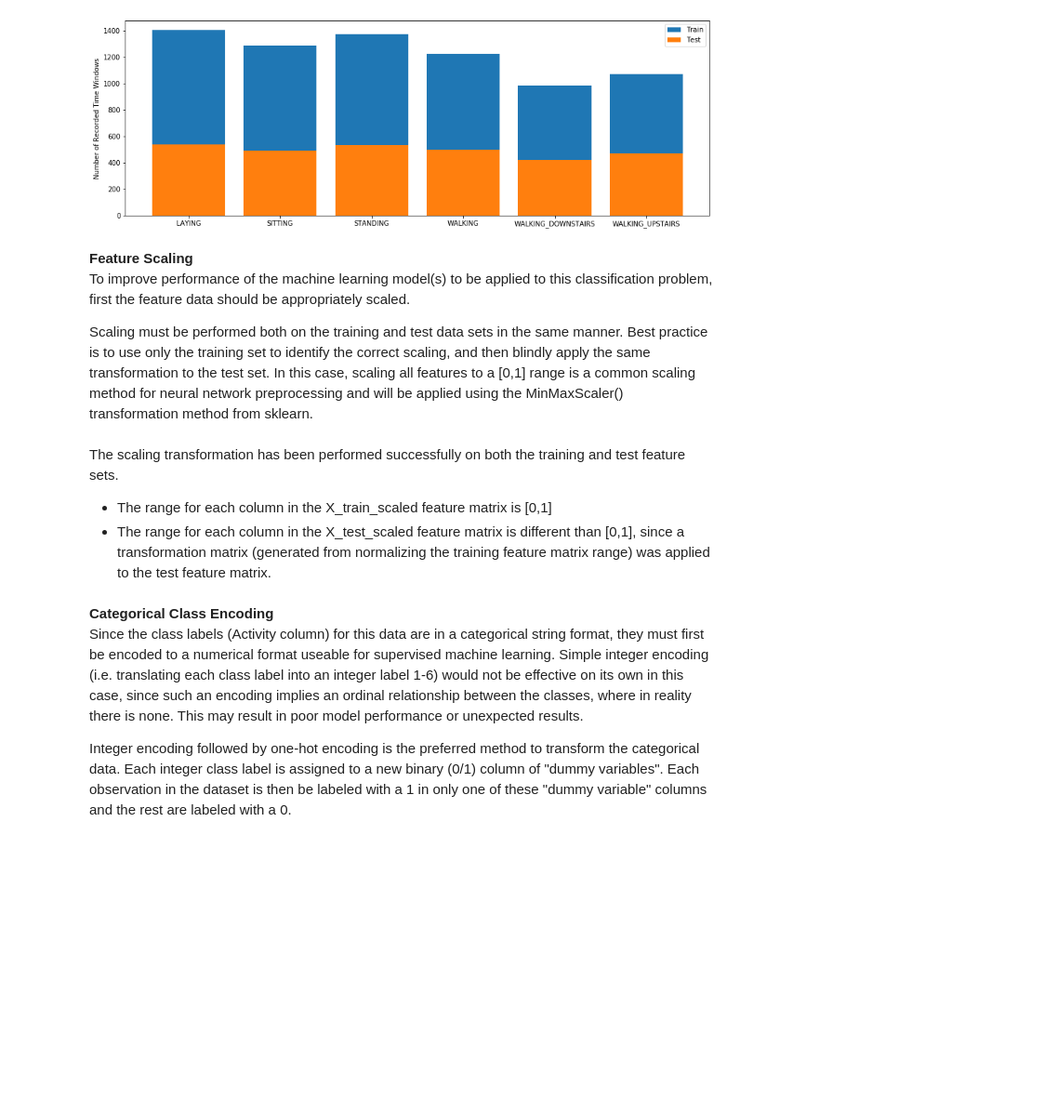
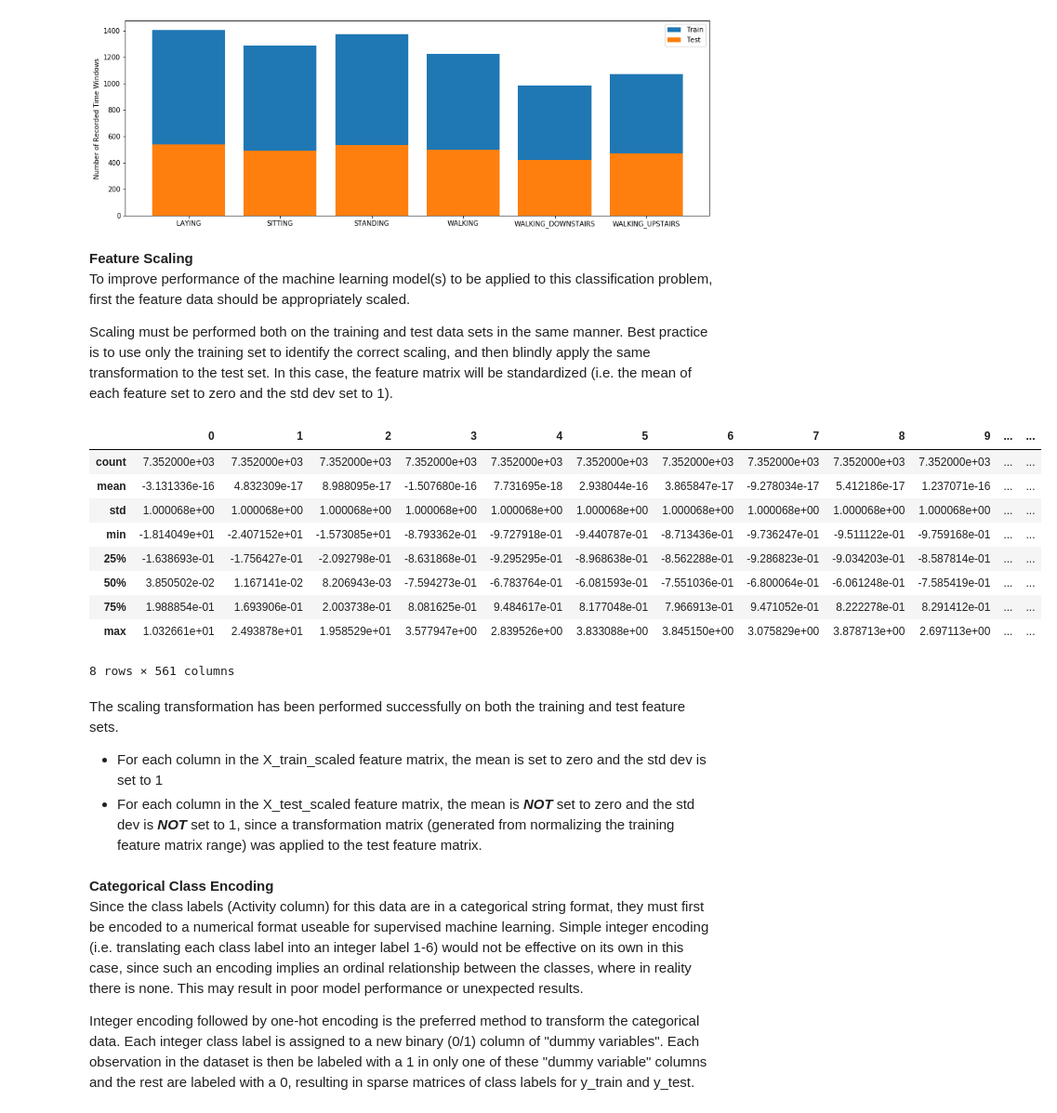
Before and after one commit to s-weisenberg/Data-Science-Projects, a Jupyter notebook: Capstone_Project_2/notebooks/Machine_Learning.ipynb, the cells around one changed output. Shown: that part at 93% size. Drawn from its saved outputs; the diff is of its cells as text; code cells hidden in the pictures; blank space fills up the shorter version.

```diff
--- a/Capstone_Project_2/notebooks/Machine_Learning.ipynb
+++ b/Capstone_Project_2/notebooks/Machine_Learning.ipynb
@@ -139,5 +151,5 @@ plt.show()
 __Feature Scaling__<br>
 To improve performance of the machine learning model(s) to be applied to this classification problem, first the feature data should be appropriately scaled.
 
-Scaling must be performed both on the training and test data sets in the same manner. Best practice is to use only the training set to identify the correct scaling, and then blindly apply the same transformation to the test set. In this case, scaling all features to a [0,1] range is a common scaling method for neural network preprocessing and will be applied using the MinMaxScaler() transformation method from sklearn.
+Scaling must be performed both on the training and test data sets in the same manner. Best practice is to use only the training set to identify the correct scaling, and then blindly apply the same transformation to the test set. In this case, the feature matrix will be standardized (i.e. the mean of each feature set to zero and the std dev set to 1).
 # %%
@@ -152,9 +162,23 @@ check_range(pd.DataFrame(X_train_scaled),0,1)
+# %%
+# check the transformed data
+pd.DataFrame(X_train_scaled).describe()
+# %% [output]
+|  | 0 | 1 | 2 | 3 | 4 | 5 | 6 | 7 | 8 | 9 | ... | ... |
+| count | 7.352000e+03 | 7.352000e+03 | 7.352000e+03 | 7.352000e+03 | 7.352000e+03 | 7.352000e+03 | 7.352000e+03 | 7.352000e+03 | 7.352000e+03 | 7.352000e+03 | ... | ... |
+| mean | -3.131336e-16 | 4.832309e-17 | 8.988095e-17 | -1.507680e-16 | 7.731695e-18 | 2.938044e-16 | 3.865847e-17 | -9.278034e-17 | 5.412186e-17 | 1.237071e-16 | ... | ... |
+| std | 1.000068e+00 | 1.000068e+00 | 1.000068e+00 | 1.000068e+00 | 1.000068e+00 | 1.000068e+00 | 1.000068e+00 | 1.000068e+00 | 1.000068e+00 | 1.000068e+00 | ... | ... |
+| min | -1.814049e+01 | -2.407152e+01 | -1.573085e+01 | -8.793362e-01 | -9.727918e-01 | -9.440787e-01 | -8.713436e-01 | -9.736247e-01 | -9.511122e-01 | -9.759168e-01 | ... | ... |
+| 25% | -1.638693e-01 | -1.756427e-01 | -2.092798e-01 | -8.631868e-01 | -9.295295e-01 | -8.968638e-01 | -8.562288e-01 | -9.286823e-01 | -9.034203e-01 | -8.587814e-01 | ... | ... |
+| 50% | 3.850502e-02 | 1.167141e-02 | 8.206943e-03 | -7.594273e-01 | -6.783764e-01 | -6.081593e-01 | -7.551036e-01 | -6.800064e-01 | -6.061248e-01 | -7.585419e-01 | ... | ... |
+| 75% | 1.988854e-01 | 1.693906e-01 | 2.003738e-01 | 8.081625e-01 | 9.484617e-01 | 8.177048e-01 | 7.966913e-01 | 9.471052e-01 | 8.222278e-01 | 8.291412e-01 | ... | ... |
+| max | 1.032661e+01 | 2.493878e+01 | 1.958529e+01 | 3.577947e+00 | 2.839526e+00 | 3.833088e+00 | 3.845150e+00 | 3.075829e+00 | 3.878713e+00 | 2.697113e+00 | ... | ... |
+8 rows × 561 columns
 # %% [markdown]
 The scaling transformation has been performed successfully on both the training and test feature sets. <br>
-- The range for each column in the X_train_scaled feature matrix is [0,1] <br>
-- The range for each column in the X_test_scaled feature matrix is different than [0,1], since a transformation matrix (generated from normalizing the training feature matrix range) was applied to the test feature matrix.
+- For each column in the X_train_scaled feature matrix, the mean is set to zero and the std dev is set to 1 <br>
+- For each column in the X_test_scaled feature matrix, the mean is ***NOT*** set to zero and the std dev is ***NOT*** set to 1, since a transformation matrix (generated from normalizing the training feature matrix range) was applied to the test feature matrix.
 # %% [markdown]
 __Categorical Class Encoding__<br>
 Since the class labels (Activity column) for this data are in a categorical string format, they must first be encoded to a numerical format useable for supervised machine learning. Simple integer encoding (i.e. translating each class label into an integer label 1-6) would not be effective on its own in this case, since such an encoding implies an ordinal relationship between the classes, where in reality there is none. This may result in poor model performance or unexpected results.
 
-Integer encoding followed by one-hot encoding is the preferred method to transform the categorical data. Each integer class label is assigned to a new binary (0/1) column of "dummy variables". Each observation in the dataset is then be labeled with a 1 in only one of these "dummy variable" columns and the rest are labeled with a 0.
+Integer encoding followed by one-hot encoding is the preferred method to transform the categorical data. Each integer class label is assigned to a new binary (0/1) column of "dummy variables". Each observation in the dataset is then be labeled with a 1 in only one of these "dummy variable" columns and the rest are labeled with a 0, resulting in sparse matrices of class labels for y_train and y_test.
```
Also changed, not shown: parts of 17 cells of this notebook, 1 other file.
